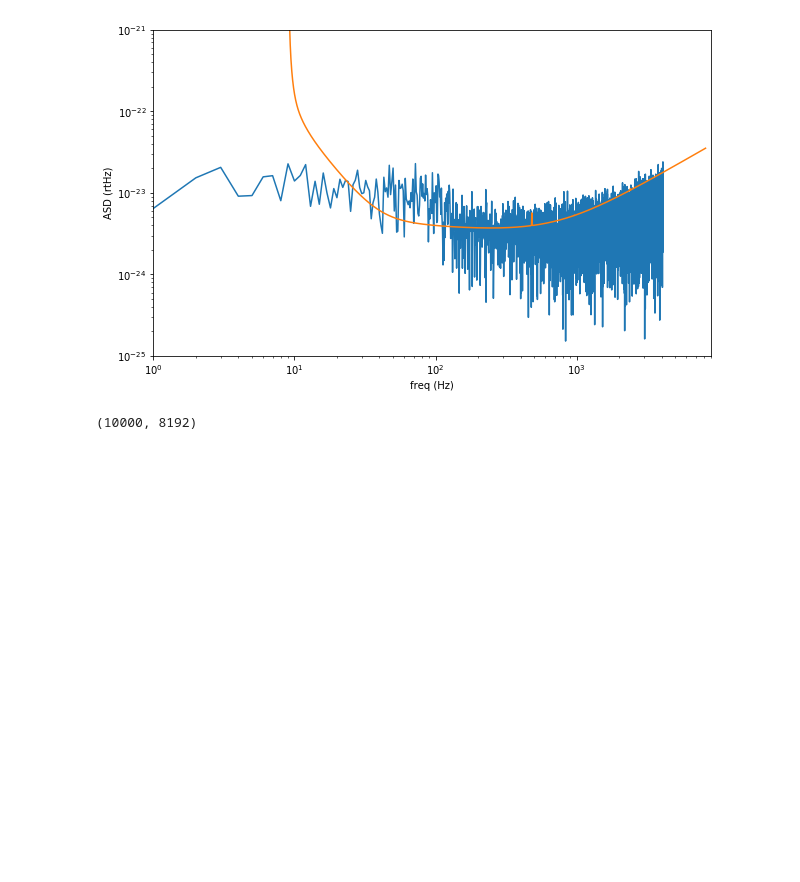
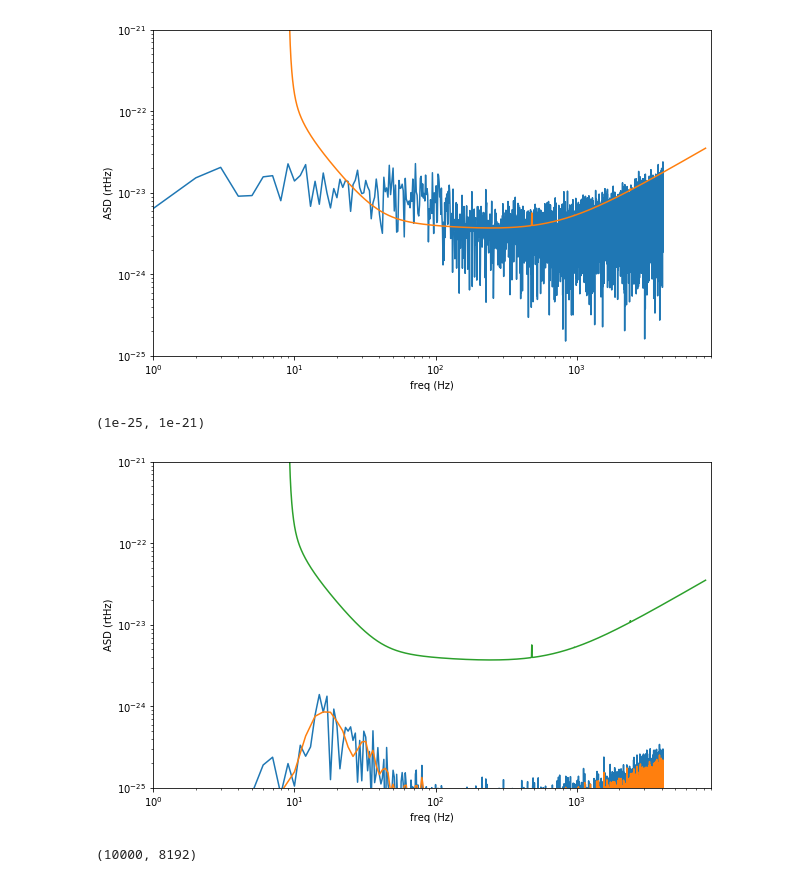
Before and after one commit to iphysresearch/Python4GW, a Jupyter notebook: Genligonoise_matlab/GetColoredNoise.ipynb, the cells around one changed output. Drawn from its saved outputs; the diff is of its cells as text; code cells hidden in the pictures; blank space fills up the shorter version.

```diff
--- a/Genligonoise_matlab/GetColoredNoise.ipynb
+++ b/Genligonoise_matlab/GetColoredNoise.ipynb
@@ -123,6 +126,52 @@ The number of samples of white noise: 8192
 (1e-25, 1e-21)
 [figure]
 [figure]
+# %%
+def oneSidedPeriodogram(y, fs, scipy = True):
+    from scipy.fftpack import fft, ifft, fftfreq
+    """
+    单边 PSD
+
+    Input:
+    - y: complex ndarray. A signal
+    - fs: sampling rate. Int.
+    - scipy: True by dauflt.
+
+    Output:
+    - yf: Fourier series (no use)
+    - xf[xf>=0]: Discrete Fourier Transform sample frequencies (one-sided)
+    - oneSidedPeriodogram: one-sided PSD
+    """
+    N = y.shape[0]
+    if scipy: yf = fft(y)
+    else: yf = np.fft.fft(y)
+
+    if scipy: xf = fftfreq(N, 1./fs)
+    else: xf = np.fft.fftfreq(N, 1./fs)
+
+    oneSidedPeriodogram = 2/fs*abs(yf[xf>=0])**2/N
+    return yf, xf[xf>=0], oneSidedPeriodogram
+
+fs = 8192
+_, xf, yf = oneSidedPeriodogram(randomSeries, fs=8192)
+NFFT = fs//2
+# NFFT = 4*fs
+psd_window = np.blackman(NFFT)
+NOVL = NFFT/2
+PSD_noise_sample ,xf_noise_sample= plt.mlab.psd(randomSeries, Fs=fs, NFFT=NFFT, window=psd_window, noverlap=NOVL)
+# %%
+plt.figure(figsize=(10,6))
+plt.loglog(xf, np.sqrt(yf) )
+plt.loglog(xf_noise_sample, np.sqrt(PSD_noise_sample) )
+ZERO_DET = np.loadtxt('./ZERO_DET_high_P.txt')
+plt.loglog(ZERO_DET[:,0],ZERO_DET[:,1])   # Frequency(Hz) , ASD(Strain/Hz)
+plt.xlabel('freq (Hz)')
+plt.ylabel('ASD (rtHz)')
+plt.xlim(fLow-10, fHigh+10)
+plt.ylim(1e-25,1e-21)
+# %% [output]
+(1e-25, 1e-21)
+[figure, added]
 # %%
 # The color of the noise matches a PSD which you provide
 def normalized_noise(randomSeries, sigma=5.0):
```
Also changed, not shown: parts of 3 cells of this notebook, 4 other files.
